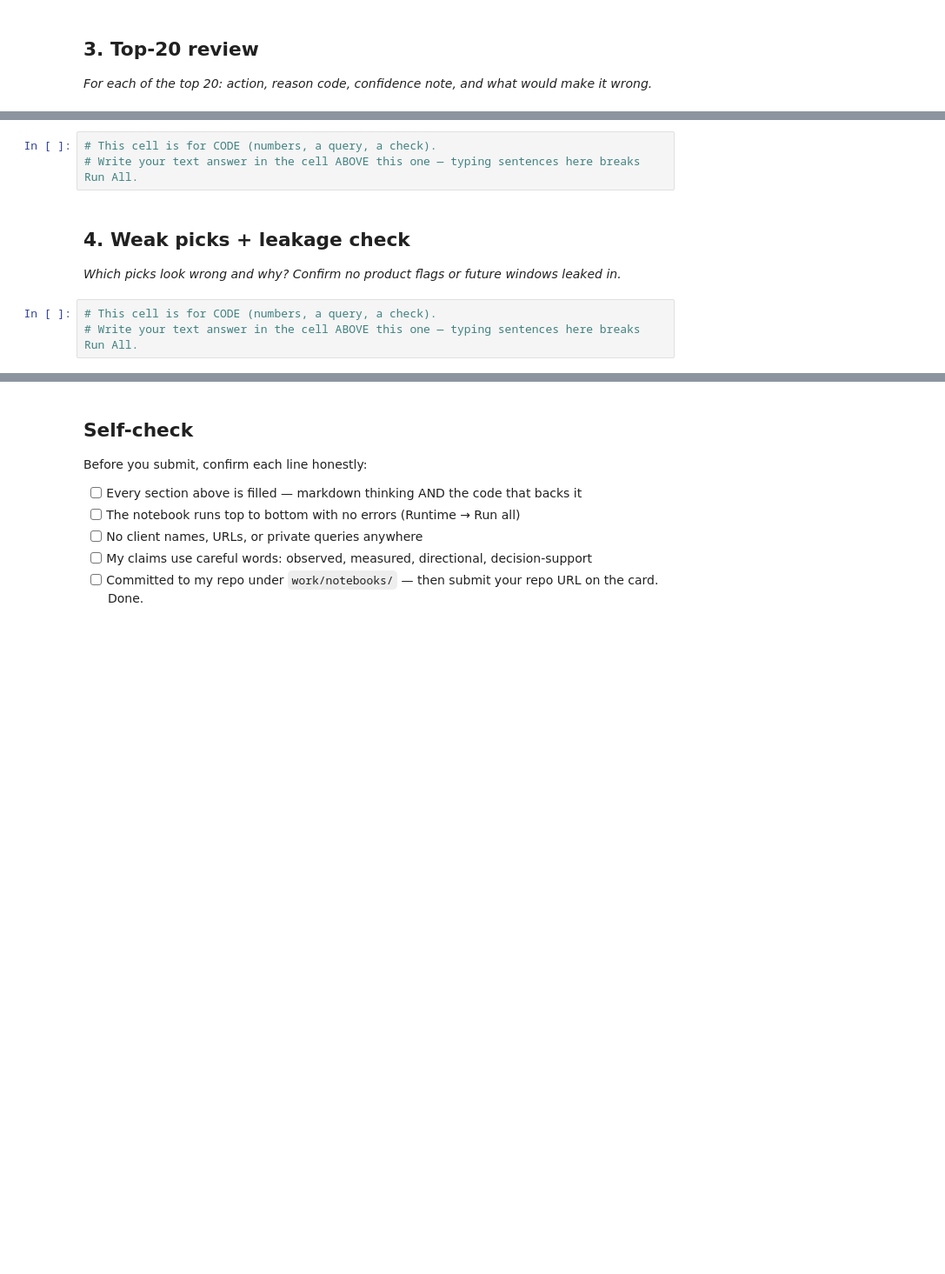
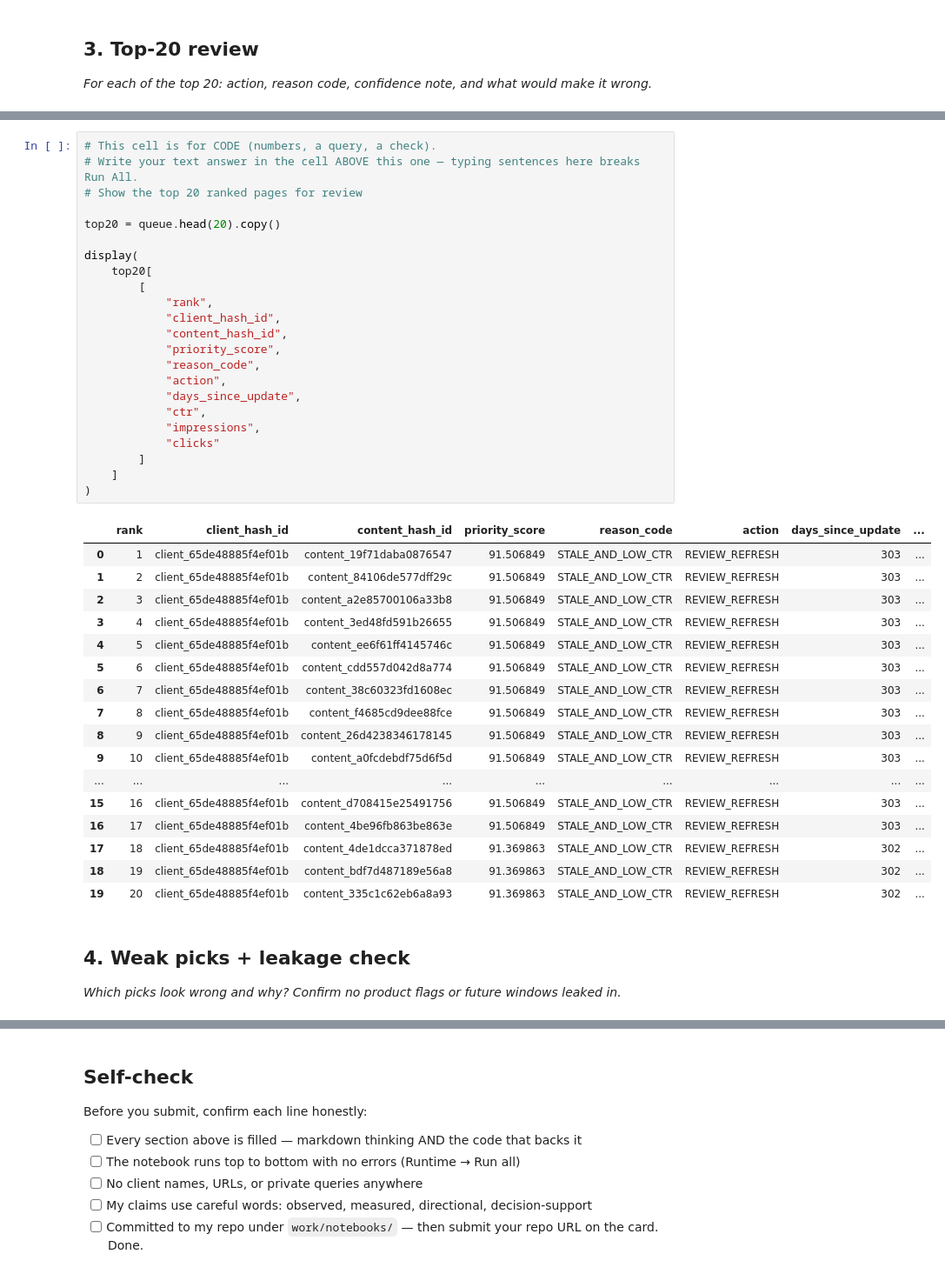
Before and after one commit to hussaintinwala2/Flyrank, a Jupyter notebook: work/notebooks/w04_baseline_score.ipynb, the cells around one changed output, grey strips where cells are left out. Shown at 87% size. Drawn from its saved outputs; the diff is of its cells as text; blank space fills up the shorter version.

```diff
--- a/work/notebooks/w04_baseline_score.ipynb
+++ b/work/notebooks/w04_baseline_score.ipynb
@@ -27,10 +370,45 @@ This skeleton is yours to fill. Work the sections **in order** — each one has
 # %%
 # This cell is for CODE (numbers, a query, a check).
 # Write your text answer in the cell ABOVE this one — typing sentences here breaks Run All.
+# Show the top 20 ranked pages for review
+
+top20 = queue.head(20).copy()
+
+display(
+    top20[
+        [
+            "rank",
+            "client_hash_id",
+            "content_hash_id",
+            "priority_score",
+            "reason_code",
+            "action",
+            "days_since_update",
+            "ctr",
+            "impressions",
+            "clicks"
+        ]
+    ]
+)
+# %% [output]
+|  | rank | client_hash_id | content_hash_id | priority_score | reason_code | action | days_since_update | ... |
+| 0 | 1 | client_65de48885f4ef01b | content_19f71daba0876547 | 91.506849 | STALE_AND_LOW_CTR | REVIEW_REFRESH | 303 | ... |
+| 1 | 2 | client_65de48885f4ef01b | content_84106de577dff29c | 91.506849 | STALE_AND_LOW_CTR | REVIEW_REFRESH | 303 | ... |
+| 2 | 3 | client_65de48885f4ef01b | content_a2e85700106a33b8 | 91.506849 | STALE_AND_LOW_CTR | REVIEW_REFRESH | 303 | ... |
+| 3 | 4 | client_65de48885f4ef01b | content_3ed48fd591b26655 | 91.506849 | STALE_AND_LOW_CTR | REVIEW_REFRESH | 303 | ... |
+| 4 | 5 | client_65de48885f4ef01b | content_ee6f61ff4145746c | 91.506849 | STALE_AND_LOW_CTR | REVIEW_REFRESH | 303 | ... |
+| 5 | 6 | client_65de48885f4ef01b | content_cdd557d042d8a774 | 91.506849 | STALE_AND_LOW_CTR | REVIEW_REFRESH | 303 | ... |
+| 6 | 7 | client_65de48885f4ef01b | content_38c60323fd1608ec | 91.506849 | STALE_AND_LOW_CTR | REVIEW_REFRESH | 303 | ... |
+| 7 | 8 | client_65de48885f4ef01b | content_f4685cd9dee88fce | 91.506849 | STALE_AND_LOW_CTR | REVIEW_REFRESH | 303 | ... |
+| 8 | 9 | client_65de48885f4ef01b | content_26d4238346178145 | 91.506849 | STALE_AND_LOW_CTR | REVIEW_REFRESH | 303 | ... |
+| 9 | 10 | client_65de48885f4ef01b | content_a0fcdebdf75d6f5d | 91.506849 | STALE_AND_LOW_CTR | REVIEW_REFRESH | 303 | ... |
+| ... | ... | ... | ... | ... | ... | ... | ... | ... |
+| 15 | 16 | client_65de48885f4ef01b | content_d708415e25491756 | 91.506849 | STALE_AND_LOW_CTR | REVIEW_REFRESH | 303 | ... |
+| 16 | 17 | client_65de48885f4ef01b | content_4be96fb863be863e | 91.506849 | STALE_AND_LOW_CTR | REVIEW_REFRESH | 303 | ... |
+| 17 | 18 | client_65de48885f4ef01b | content_4de1dcca371878ed | 91.369863 | STALE_AND_LOW_CTR | REVIEW_REFRESH | 302 | ... |
+| 18 | 19 | client_65de48885f4ef01b | content_bdf7d487189e56a8 | 91.369863 | STALE_AND_LOW_CTR | REVIEW_REFRESH | 302 | ... |
+| 19 | 20 | client_65de48885f4ef01b | content_335c1c62eb6a8a93 | 91.369863 | STALE_AND_LOW_CTR | REVIEW_REFRESH | 302 | ... |
 # %% [markdown]
 ## 4. Weak picks + leakage check
 
 *Which picks look wrong and why? Confirm no product flags or future windows leaked in.*
-# %%
-# This cell is for CODE (numbers, a query, a check).
-# Write your text answer in the cell ABOVE this one — typing sentences here breaks Run All.
```
Also changed, not shown: parts of 11 cells of this notebook.
